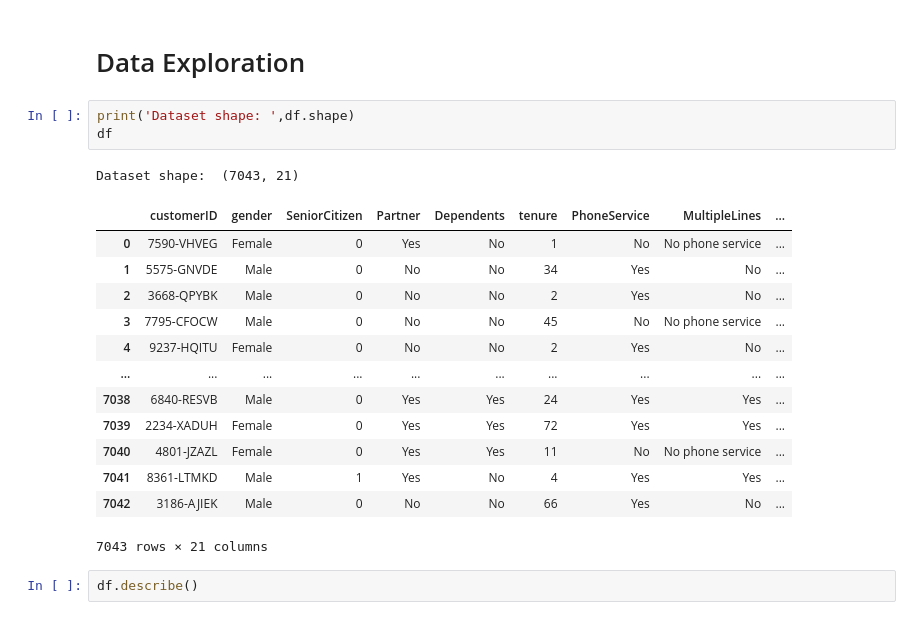
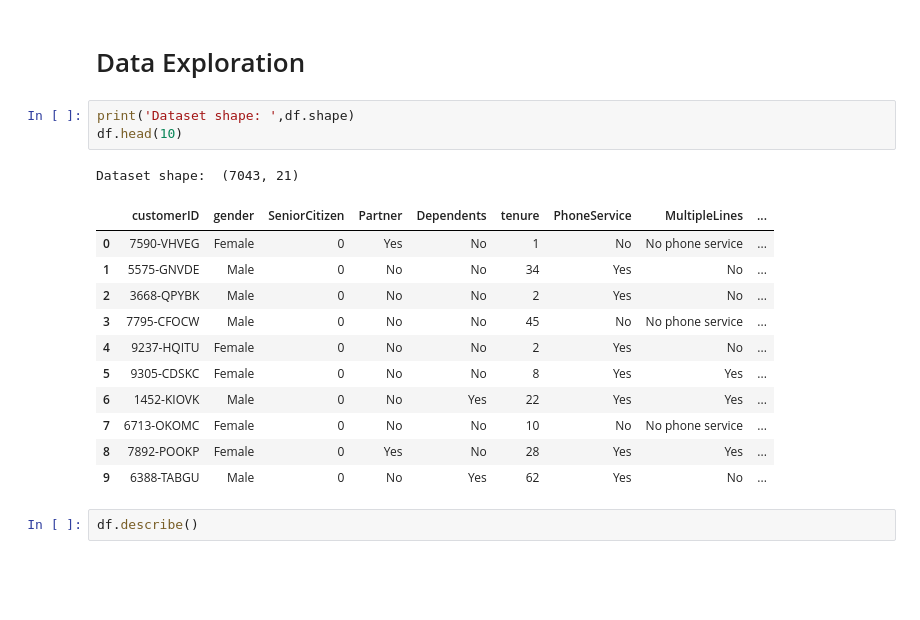
Before and after one commit to boydo7/Telco-Churn, a Jupyter notebook: TelcoChurn_ML-for-churn.ipynb, the cells around one changed output. Cells and saved outputs as stored; diff of their text form; blank space fills up the shorter version.

```diff
--- a/TelcoChurn_ML-for-churn.ipynb
+++ b/TelcoChurn_ML-for-churn.ipynb
@@ -58,22 +61,20 @@ df = pd.read_csv('dataset_telcochurn.csv')
 # Data Exploration
 # %%
 print('Dataset shape: ',df.shape)
-df
+df.head(10)
 # %% [output]
 Dataset shape:  (7043, 21)
 |  | customerID | gender | SeniorCitizen | Partner | Dependents | tenure | PhoneService | MultipleLines | ... |
 | 0 | 7590-VHVEG | Female | 0 | Yes | No | 1 | No | No phone service | ... |
 | 1 | 5575-GNVDE | Male | 0 | No | No | 34 | Yes | No | ... |
 | 2 | 3668-QPYBK | Male | 0 | No | No | 2 | Yes | No | ... |
 | 3 | 7795-CFOCW | Male | 0 | No | No | 45 | No | No phone service | ... |
 | 4 | 9237-HQITU | Female | 0 | No | No | 2 | Yes | No | ... |
-| ... | ... | ... | ... | ... | ... | ... | ... | ... | ... |
-| 7038 | 6840-RESVB | Male | 0 | Yes | Yes | 24 | Yes | Yes | ... |
-| 7039 | 2234-XADUH | Female | 0 | Yes | Yes | 72 | Yes | Yes | ... |
-| 7040 | 4801-JZAZL | Female | 0 | Yes | Yes | 11 | No | No phone service | ... |
-| 7041 | 8361-LTMKD | Male | 1 | Yes | No | 4 | Yes | Yes | ... |
-| 7042 | 3186-AJIEK | Male | 0 | No | No | 66 | Yes | No | ... |
+| 5 | 9305-CDSKC | Female | 0 | No | No | 8 | Yes | Yes | ... |
+| 6 | 1452-KIOVK | Male | 0 | No | Yes | 22 | Yes | Yes | ... |
+| 7 | 6713-OKOMC | Female | 0 | No | No | 10 | No | No phone service | ... |
+| 8 | 7892-POOKP | Female | 0 | Yes | No | 28 | Yes | Yes | ... |
+| 9 | 6388-TABGU | Male | 0 | No | Yes | 62 | Yes | No | ... |
-7043 rows × 21 columns
 # %%
 df.describe()
 # %% [output]
```
Also changed, not shown: parts of 35 cells of this notebook.
